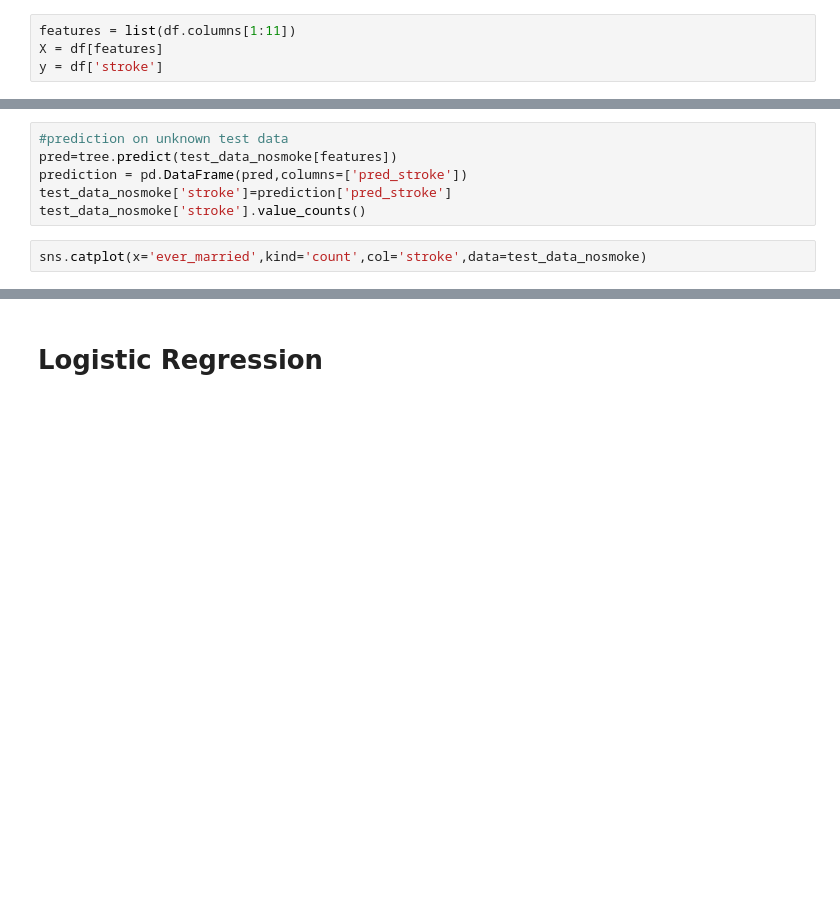
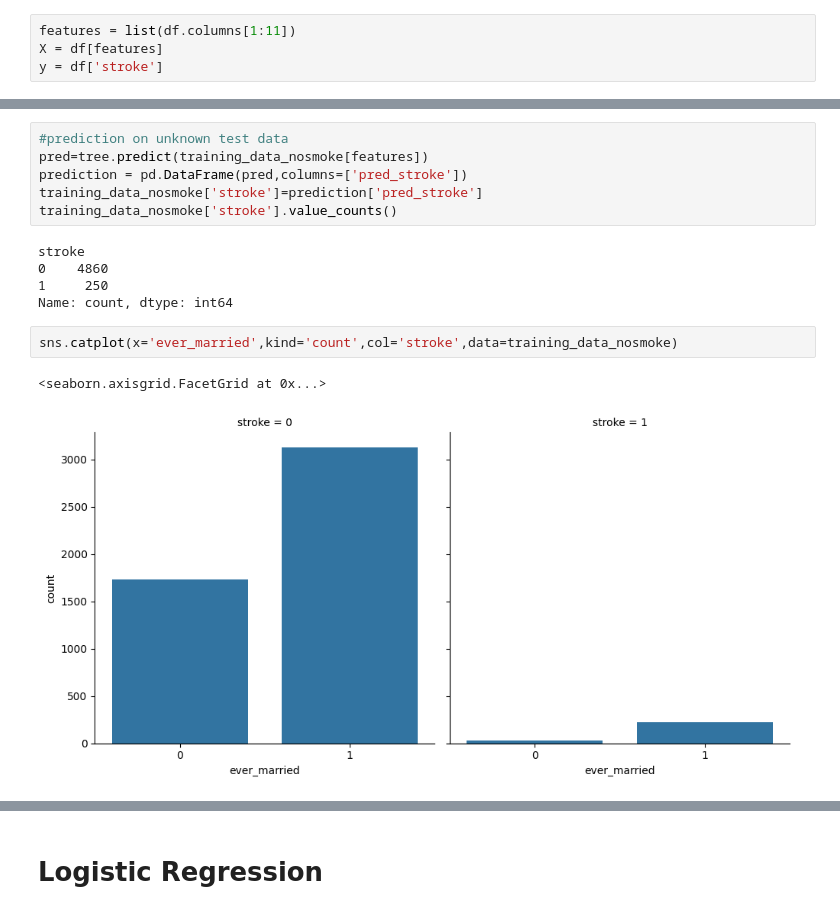
Before and after one commit to prvshkmr/Stroke_Prediction, a Jupyter notebook: Stroke_Predication.ipynb, the cells around one changed output, grey strips where cells are left out. Saved outputs shown, nothing was run; the diff lists cells and outputs as text; blank space fills up the shorter version.

```diff
--- a/Stroke_Predication.ipynb
+++ b/Stroke_Predication.ipynb
@@ -1530,9 +1693,17 @@ print(features)
 # %%
 #prediction on unknown test data
-pred=tree.predict(test_data_nosmoke[features])
+pred=tree.predict(training_data_nosmoke[features])
 prediction = pd.DataFrame(pred,columns=['pred_stroke'])
-test_data_nosmoke['stroke']=prediction['pred_stroke']
-test_data_nosmoke['stroke'].value_counts()
+training_data_nosmoke['stroke']=prediction['pred_stroke']
+training_data_nosmoke['stroke'].value_counts()
+# %% [output]
+stroke
+0    4860
+1     250
+Name: count, dtype: int64
 # %%
-sns.catplot(x='ever_married',kind='count',col='stroke',data=test_data_nosmoke)
+sns.catplot(x='ever_married',kind='count',col='stroke',data=training_data_nosmoke)
+# %% [output]
+<seaborn.axisgrid.FacetGrid at 0x...>
+[figure, added]
 # %%
```
Also changed, not shown: parts of 32 cells of this notebook.
